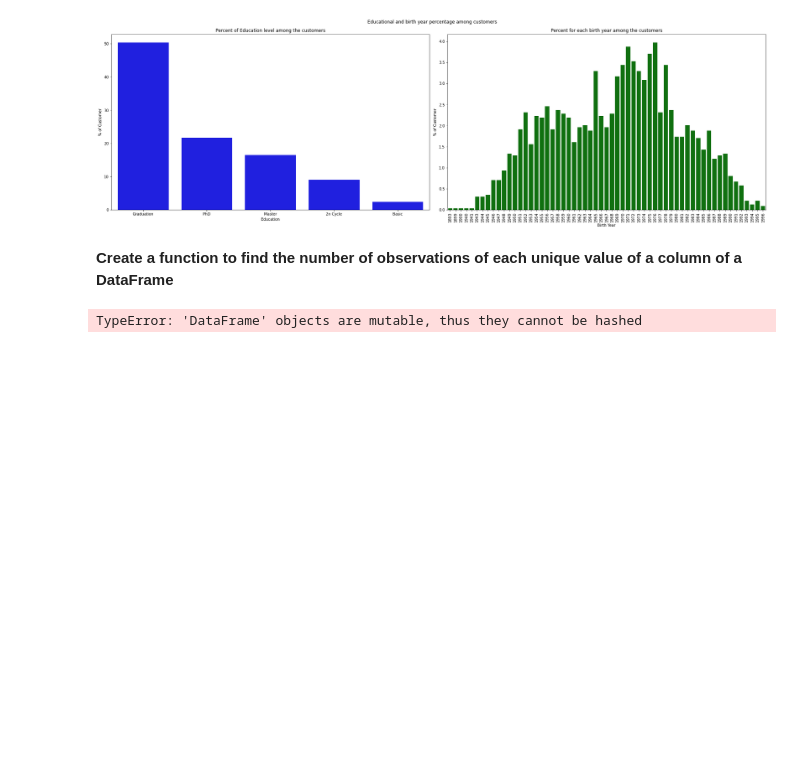
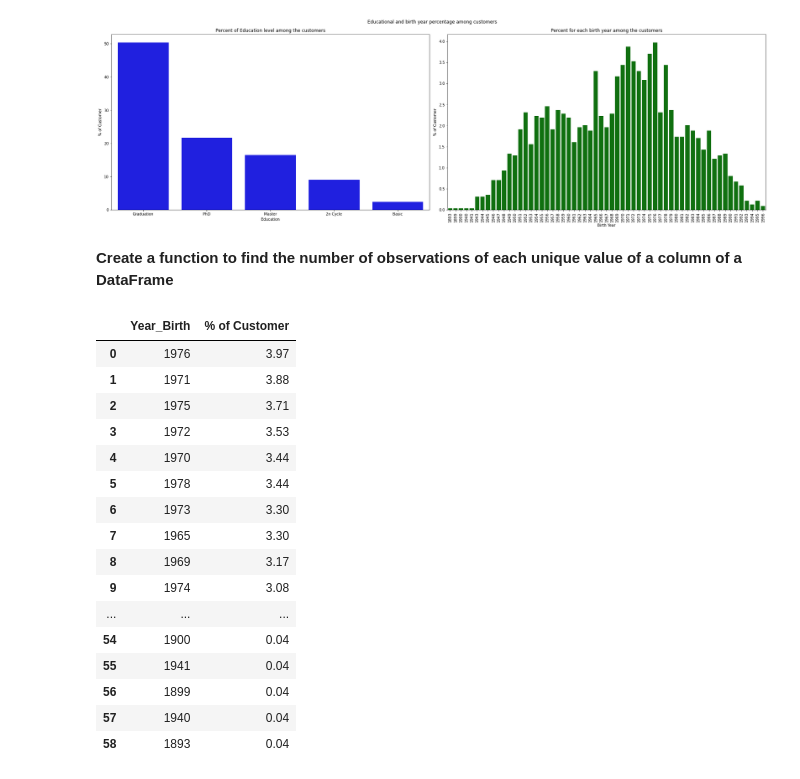
Before and after one commit to azratuni/Data-Visualization-with-Python, a Jupyter notebook: Data Visualization - Bar Plot.ipynb, the cells around one changed output. Saved outputs shown, nothing was run; the diff lists cells and outputs as text; code cells hidden in the pictures; blank space fills up the shorter version.

Commit message:
Error fix

```diff
--- a/Data Visualization - Bar Plot.ipynb
+++ b/Data Visualization - Bar Plot.ipynb
@@ -277,26 +277,42 @@ plt.tight_layout()
 plt.show()
 # %% [output]
 [figure]
-# %% [markdown]
-<b>Create a function to find the number of observations of each unique value of a column of a DataFrame</b>
-# %%
-def unique_val_count(data,col):
-
-    col = data[col].value_counts(normalize=True)
-    col = pd.DataFrame(col)
-
-    col = col.reset_index()
-
-    col = col.rename(columns={"index":col, col:"% of Customer"})
-
-    col["% of Customer"]= col["% of Customer"]*100
-
-    col["% of Customer"]= np.round(col["% of Customer"],2)
-
-    return col
-# %%
-Year_Birth_count = unique_val_count(df, 'Year_Birth')
-
-display(Year_Birth_count)
-# %% [output]
-TypeError: 'DataFrame' objects are mutable, thus they cannot be hashed
+# %% [markdown]
+<b>Create a function to find the number of observations of each unique value of a column of a DataFrame</b>
+# %%
+def unique_val_count(data,col):
+
+    col_count = data[col].value_counts(normalize=True)
+    col_count = pd.DataFrame(col_count)
+
+    col_count = col_count.reset_index()
+
+    col_count = col_count.rename(columns={"index":col, col:"% of Customer"})
+
+    col_count["% of Customer"]= col_count["% of Customer"]*100
+
+    col_count["% of Customer"]= np.round(col_count["% of Customer"],2)
+
+    return col_count
+# %%
+Year_Birth = unique_val_count(df, 'Year_Birth')
+
+display(Year_Birth)
+# %% [output]
+|  | Year_Birth | % of Customer |
+| 0 | 1976 | 3.97 |
+| 1 | 1971 | 3.88 |
+| 2 | 1975 | 3.71 |
+| 3 | 1972 | 3.53 |
+| 4 | 1970 | 3.44 |
+| 5 | 1978 | 3.44 |
+| 6 | 1973 | 3.30 |
+| 7 | 1965 | 3.30 |
+| 8 | 1969 | 3.17 |
+| 9 | 1974 | 3.08 |
+| ... | ... | ... |
+| 54 | 1900 | 0.04 |
+| 55 | 1941 | 0.04 |
+| 56 | 1899 | 0.04 |
+| 57 | 1940 | 0.04 |
+| 58 | 1893 | 0.04 |
```
